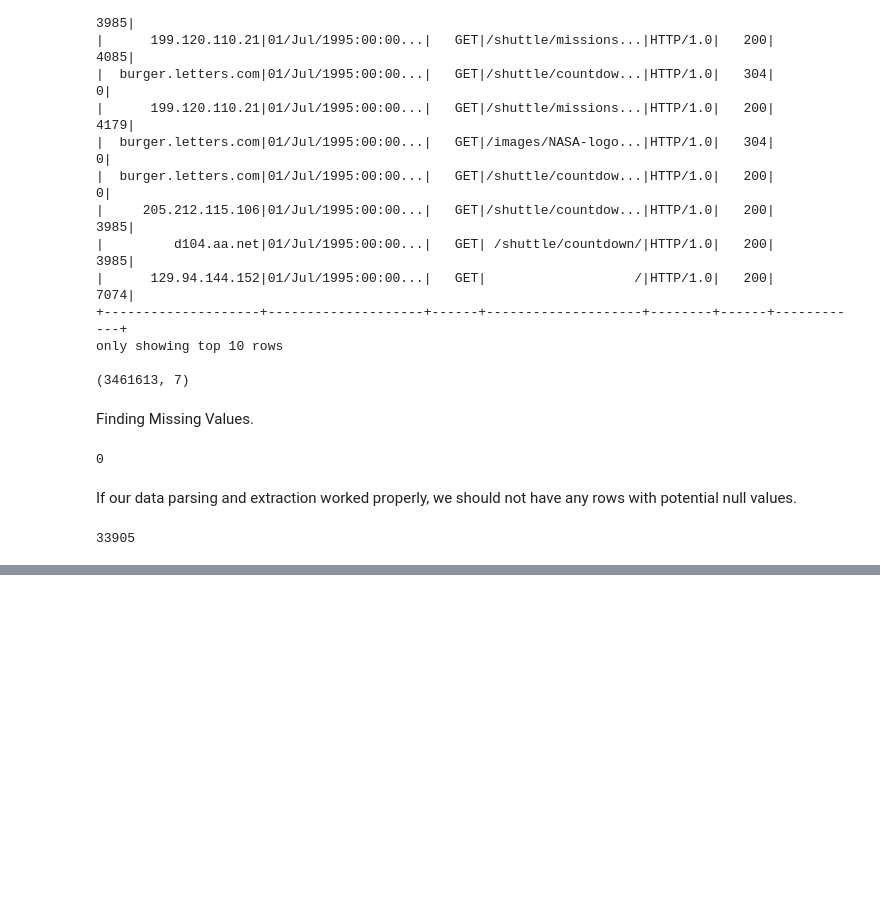
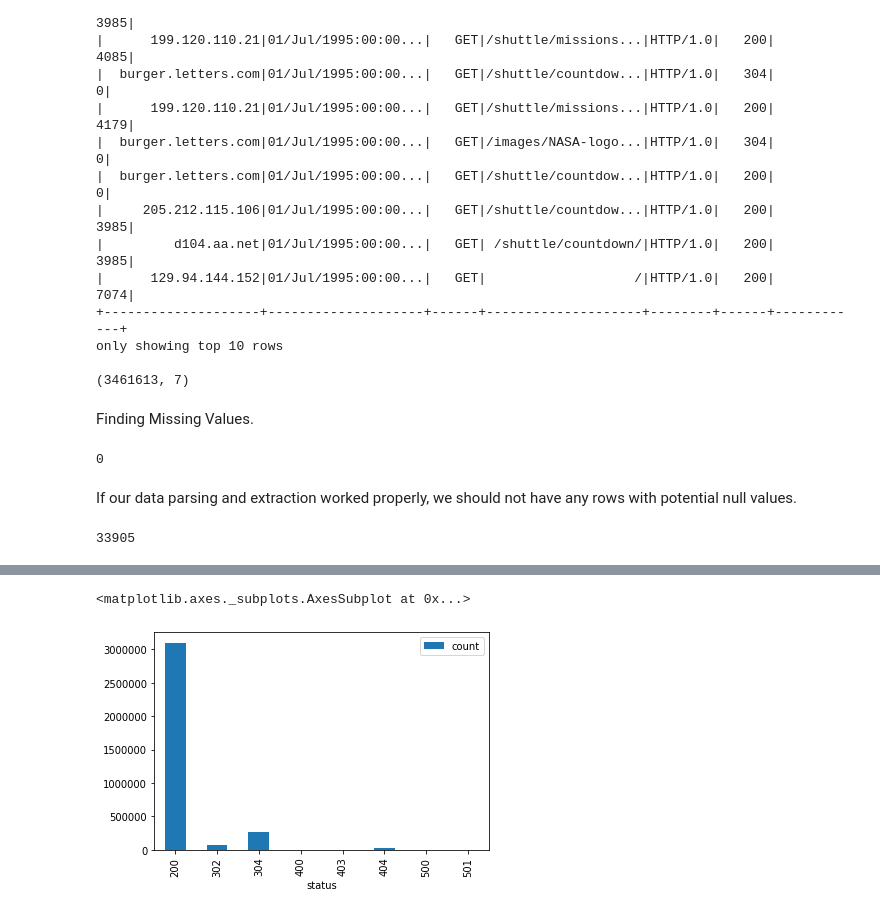
Before and after one commit to UmarFarooqui/Data_Wrangling, a Jupyter notebook: data_wrangling_with_spark/Data_Wrangling_With_Spark.ipynb, the cells around one changed output, grey strips where cells are left out. Saved outputs shown, nothing was run; the diff lists cells and outputs as text; code cells hidden in the pictures; blank space fills up the shorter version.

Commit message:
Added the data analysis and visualization for the web logs

```diff
--- a/data_wrangling_with_spark/Data_Wrangling_With_Spark.ipynb
+++ b/data_wrangling_with_spark/Data_Wrangling_With_Spark.ipynb
@@ -280,0 +447,24 @@ bad_rows_df.count()
+# %%
+from pyspark.sql.functions import udf
+
+month_map = {
+  'Jan': 1, 'Feb': 2, 'Mar':3, 'Apr':4, 'May':5, 'Jun':6, 'Jul':7,
+  'Aug':8,  'Sep': 9, 'Oct':10, 'Nov': 11, 'Dec': 12
+}
+
+def parse_clf_time(text):
+    """ Convert Common Log time format into a Python datetime object
+    Args:
+        text (str): date and time in Apache time format [dd/mmm/yyyy:hh:mm:ss (+/-)zzzz]
+    Returns:
+        a string suitable for passing to CAST('timestamp')
+    """
+    # NOTE: We're ignoring time zone here. In a production application, you'd want to handle that.
+    return "{0:04d}-{1:02d}-{2:02d} {3:02d}:{4:02d}:{5:02d}".format(
+      int(text[7:11]),
+      month_map[text[3:6]],
+      int(text[0:2]),
+      int(text[12:14]),
+      int(text[15:17]),
+      int(text[18:20])
+    )
@@ -280,0 +488,5 @@ bad_rows_df.count()
+# %%
+udf_parse_time = udf(parse_clf_time)
+
+logs_df = logs_df.select('*', udf_parse_time(logs_df['timestamp']).cast('timestamp').alias('time')).drop('timestamp')
+logs_df.show(10, truncate=True)
@@ -280,0 +564,6 @@ bad_rows_df.count()
+# %%
+status_freq_df = (logs_df
+                     .groupBy('status')
+                     .count()
+                     .sort('status')
+                     .cache())
@@ -280,0 +574,3 @@ bad_rows_df.count()
+# %%
+status_freq_pd_df = status_freq_df.toPandas()
+status_freq_pd_df
@@ -280,0 +587,8 @@ bad_rows_df.count()
+# %%
+import matplotlib.pyplot as plt
+%matplotlib inline
+
+status_freq_pd_df.plot(x='status', y='count', kind='bar')
+# %% [output]
+<matplotlib.axes._subplots.AxesSubplot at 0x...>
+[figure, added]
```
Also changed, not shown: parts of 72 cells of this notebook.
